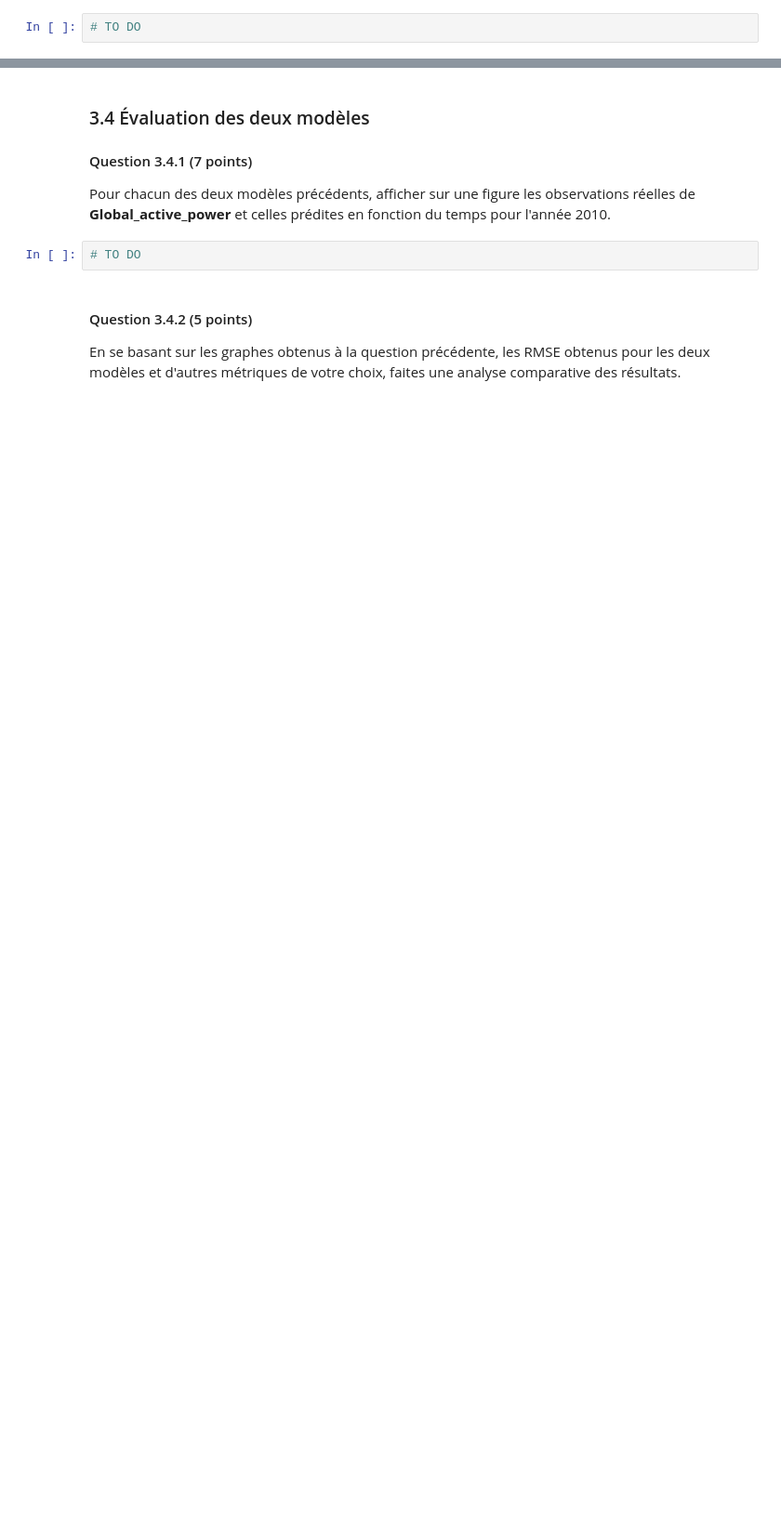
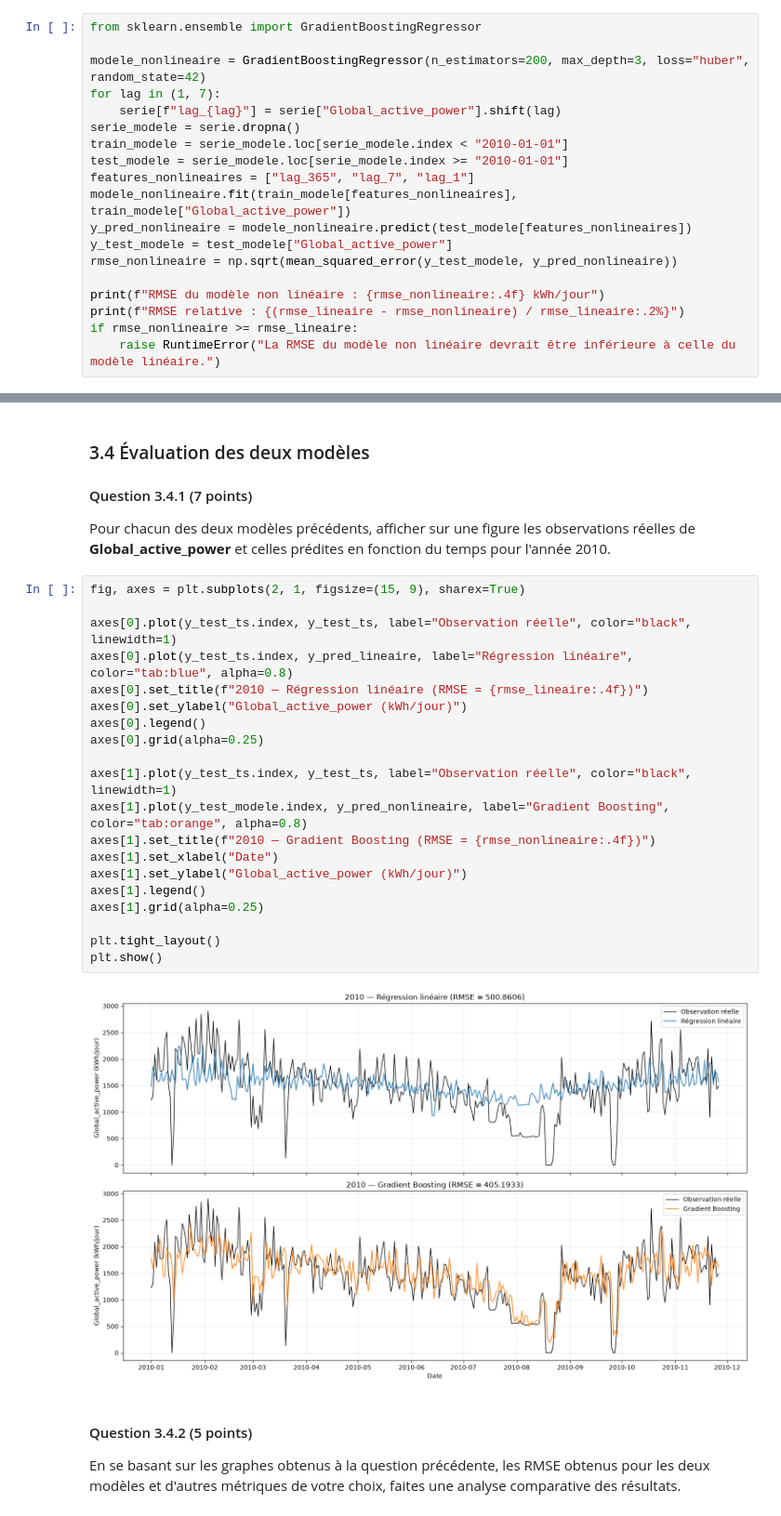
Before and after one commit to ayoubm85/INF8111_TP1, a Jupyter notebook: TP1_Marfouk_Oumerhouch_Sejjari.ipynb, the cells around one changed output, grey strips where cells are left out. Shown at 93% size. Cells and saved outputs as stored; diff of their text form; blank space fills up the shorter version.

```diff
--- a/TP1_Marfouk_Oumerhouch_Sejjari.ipynb
+++ b/TP1_Marfouk_Oumerhouch_Sejjari.ipynb
@@ -504,4 +541,21 @@ Pour les mêmes périodes de sous-ensembles de données, entrainer un modèle de
 
 Toute tranformation des données avant l'entrainement est autorisée ici mais doit être justifiée. La valeur de RMSE obtenu ici doit être meilleure à la valeur obtenue à la question précédente.
 # %%
-# TO DO
+from sklearn.ensemble import GradientBoostingRegressor
+
+modele_nonlineaire = GradientBoostingRegressor(n_estimators=200, max_depth=3, loss="huber", random_state=42)
+for lag in (1, 7):
+    serie[f"lag_{lag}"] = serie["Global_active_power"].shift(lag)
+serie_modele = serie.dropna()
+train_modele = serie_modele.loc[serie_modele.index < "2010-01-01"]
+test_modele = serie_modele.loc[serie_modele.index >= "2010-01-01"]
+features_nonlineaires = ["lag_365", "lag_7", "lag_1"]
+modele_nonlineaire.fit(train_modele[features_nonlineaires], train_modele["Global_active_power"])
+y_pred_nonlineaire = modele_nonlineaire.predict(test_modele[features_nonlineaires])
+y_test_modele = test_modele["Global_active_power"]
+rmse_nonlineaire = np.sqrt(mean_squared_error(y_test_modele, y_pred_nonlineaire))
+
+print(f"RMSE du modèle non linéaire : {rmse_nonlineaire:.4f} kWh/jour")
+print(f"RMSE relative : {(rmse_lineaire - rmse_nonlineaire) / rmse_lineaire:.2%}")
+if rmse_nonlineaire >= rmse_lineaire:
+    raise RuntimeError("La RMSE du modèle non linéaire devrait être inférieure à celle du modèle linéaire.")
@@ -511,7 +576,27 @@ Toute tranformation des données avant l'entrainement est autorisée ici mais do
 #### Question 3.4.1 (7 points)
 Pour chacun des deux modèles précédents, afficher sur une figure les observations réelles de **Global_active_power** et celles prédites en fonction du temps pour l'année 2010.
 # %%
-# TO DO
+fig, axes = plt.subplots(2, 1, figsize=(15, 9), sharex=True)
+
+axes[0].plot(y_test_ts.index, y_test_ts, label="Observation réelle", color="black", linewidth=1)
+axes[0].plot(y_test_ts.index, y_pred_lineaire, label="Régression linéaire", color="tab:blue", alpha=0.8)
+axes[0].set_title(f"2010 — Régression linéaire (RMSE = {rmse_lineaire:.4f})")
+axes[0].set_ylabel("Global_active_power (kWh/jour)")
+axes[0].legend()
+axes[0].grid(alpha=0.25)
+
+axes[1].plot(y_test_ts.index, y_test_ts, label="Observation réelle", color="black", linewidth=1)
+axes[1].plot(y_test_modele.index, y_pred_nonlineaire, label="Gradient Boosting", color="tab:orange", alpha=0.8)
+axes[1].set_title(f"2010 — Gradient Boosting (RMSE = {rmse_nonlineaire:.4f})")
+axes[1].set_xlabel("Date")
+axes[1].set_ylabel("Global_active_power (kWh/jour)")
+axes[1].legend()
+axes[1].grid(alpha=0.25)
+
+plt.tight_layout()
+plt.show()
+# %% [output]
+[figure, added]
 # %% [markdown]
 #### Question 3.4.2  (5 points)
 En se basant sur les graphes obtenus à la question précédente, les RMSE obtenus pour les deux modèles et d'autres métriques de votre choix, faites une analyse comparative des résultats.
```
Also changed, not shown: parts of 11 cells of this notebook, 2 other files.
